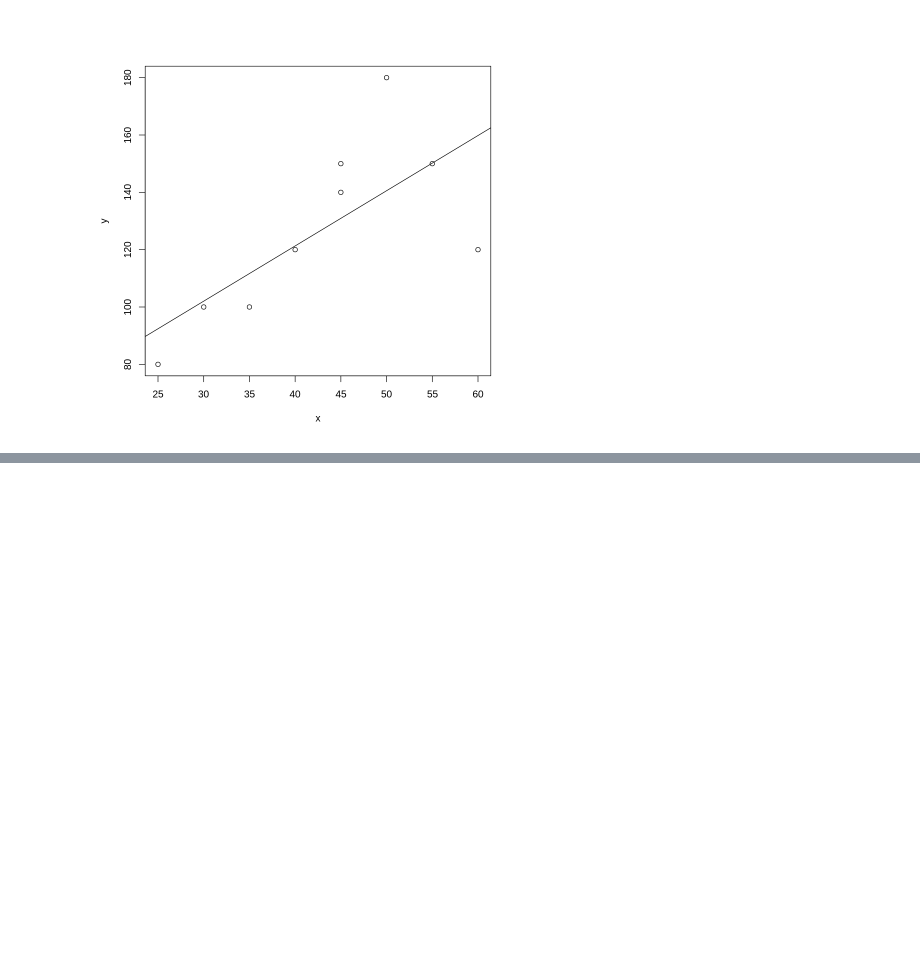
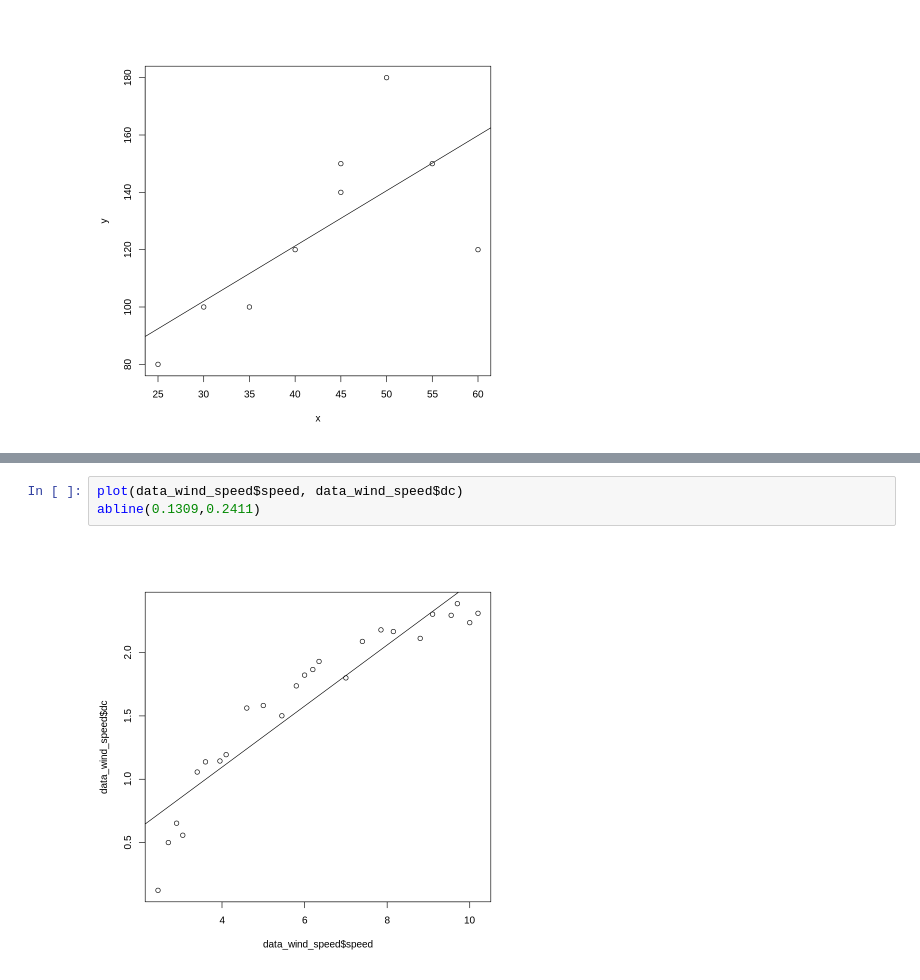
Before and after one commit to iizmyy/Analisis-dan-Visualisasi-Data, a Jupyter notebook: Modul_4.ipynb, the cells around one changed output, grey strips where cells are left out. Saved outputs shown, nothing was run; the diff lists cells and outputs as text; blank space fills up the shorter version.

```diff
--- a/Modul_4.ipynb
+++ b/Modul_4.ipynb
@@ -86,0 +200,5 @@ Coefficients:
+# %%
+plot(data_wind_speed$speed, data_wind_speed$dc)
+abline(0.1309,0.2411)
+# %% [output]
+[figure, added]
```
Also changed, not shown: parts of 12 cells of this notebook.
